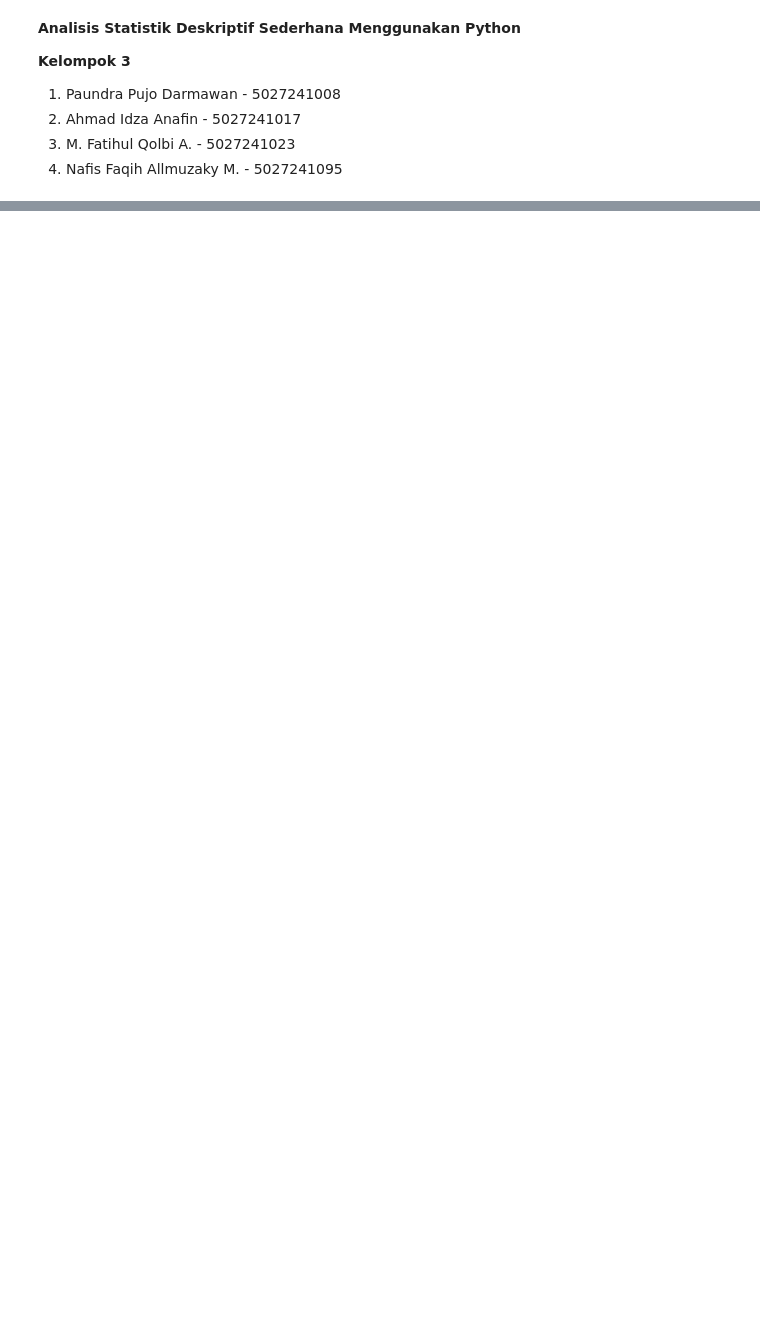
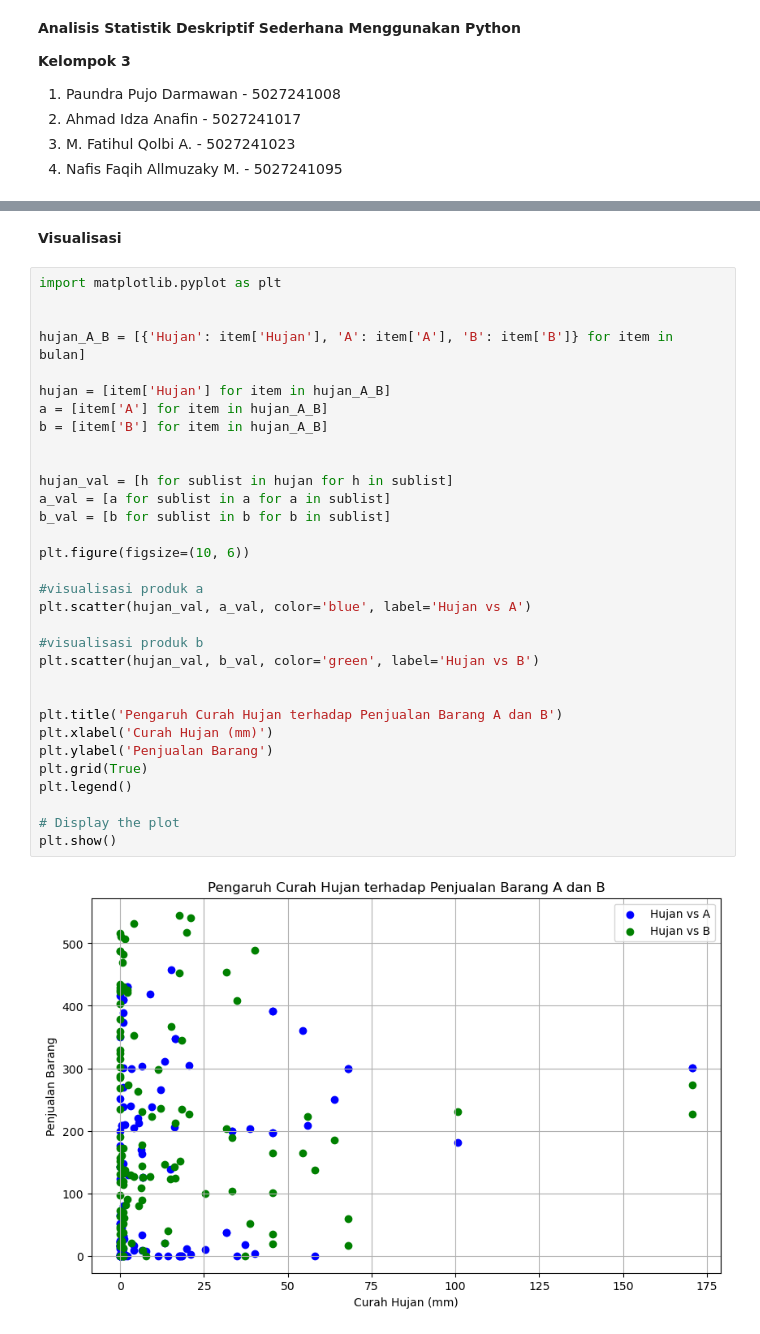
Before and after one commit to paundraP/Statistika-dan-Probabilitas-2024, a Jupyter notebook: Assignment/Coding Task 1/Coding_Task_1.ipynb, the cells around one changed output, grey strips where cells are left out. Drawn from its saved outputs; the diff is of its cells as text; blank space fills up the shorter version.

Commit message:
add visualization to the data

```diff
--- a/Assignment/Coding Task 1/Coding_Task_1.ipynb
+++ b/Assignment/Coding Task 1/Coding_Task_1.ipynb
@@ -65,3 +71,39 @@ Rata - rata penjualan A pada bulan 4 = 143
 Rata - rata penjualan B pada bulan 4 = 217
 Rata - rata penjualan A pada bulan 5 = 130
 Rata - rata penjualan B pada bulan 5 = 283
+# %% [markdown]
+**Visualisasi**
+# %%
+import matplotlib.pyplot as plt
+
+
+hujan_A_B = [{'Hujan': item['Hujan'], 'A': item['A'], 'B': item['B']} for item in bulan]
+
+hujan = [item['Hujan'] for item in hujan_A_B]
+a = [item['A'] for item in hujan_A_B]
+b = [item['B'] for item in hujan_A_B]
+
+
+hujan_val = [h for sublist in hujan for h in sublist]
+a_val = [a for sublist in a for a in sublist]
+b_val = [b for sublist in b for b in sublist]
+
+plt.figure(figsize=(10, 6))
+
+#visualisasi produk a
+plt.scatter(hujan_val, a_val, color='blue', label='Hujan vs A')
+
+#visualisasi produk b
+plt.scatter(hujan_val, b_val, color='green', label='Hujan vs B')
+
+
+plt.title('Pengaruh Curah Hujan terhadap Penjualan Barang A dan B')
+plt.xlabel('Curah Hujan (mm)')
+plt.ylabel('Penjualan Barang')
+plt.grid(True)
+plt.legend()
+
+# Display the plot
+plt.show()
+# %% [output]
+[figure, added]
```
Also changed, not shown: parts of 4 cells of this notebook.
